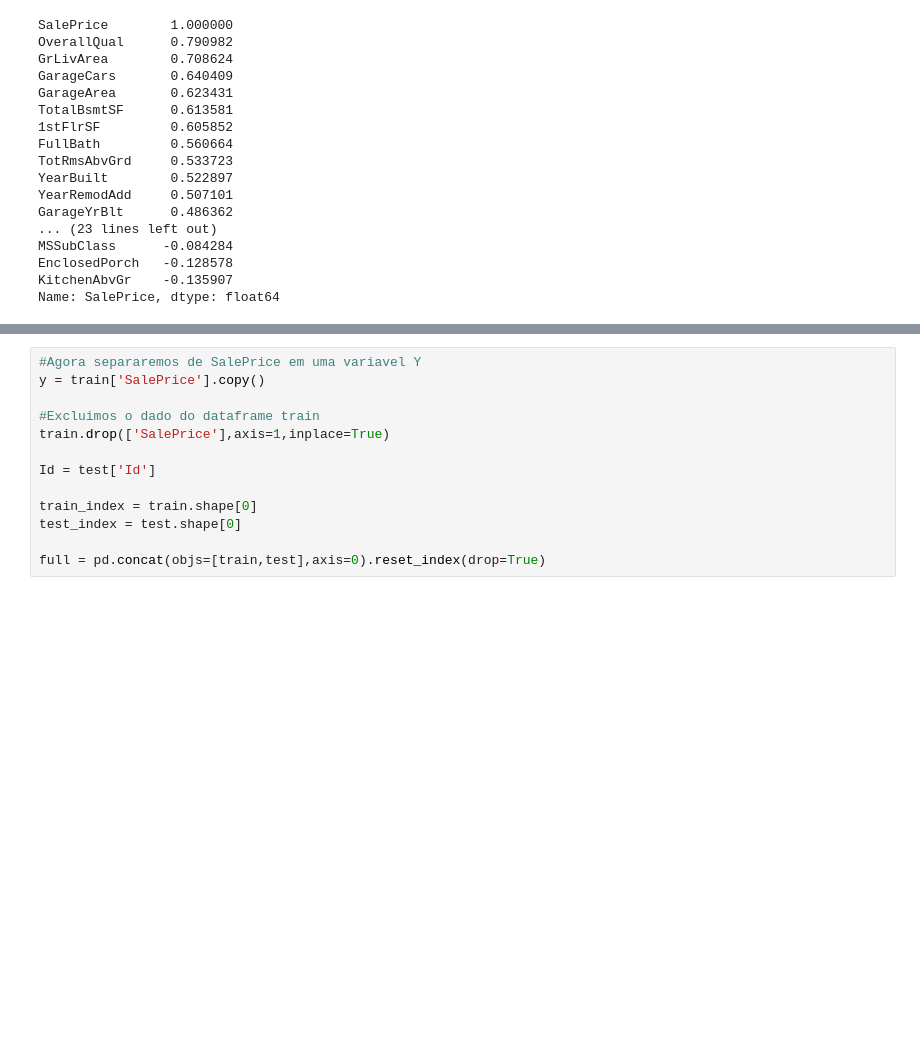
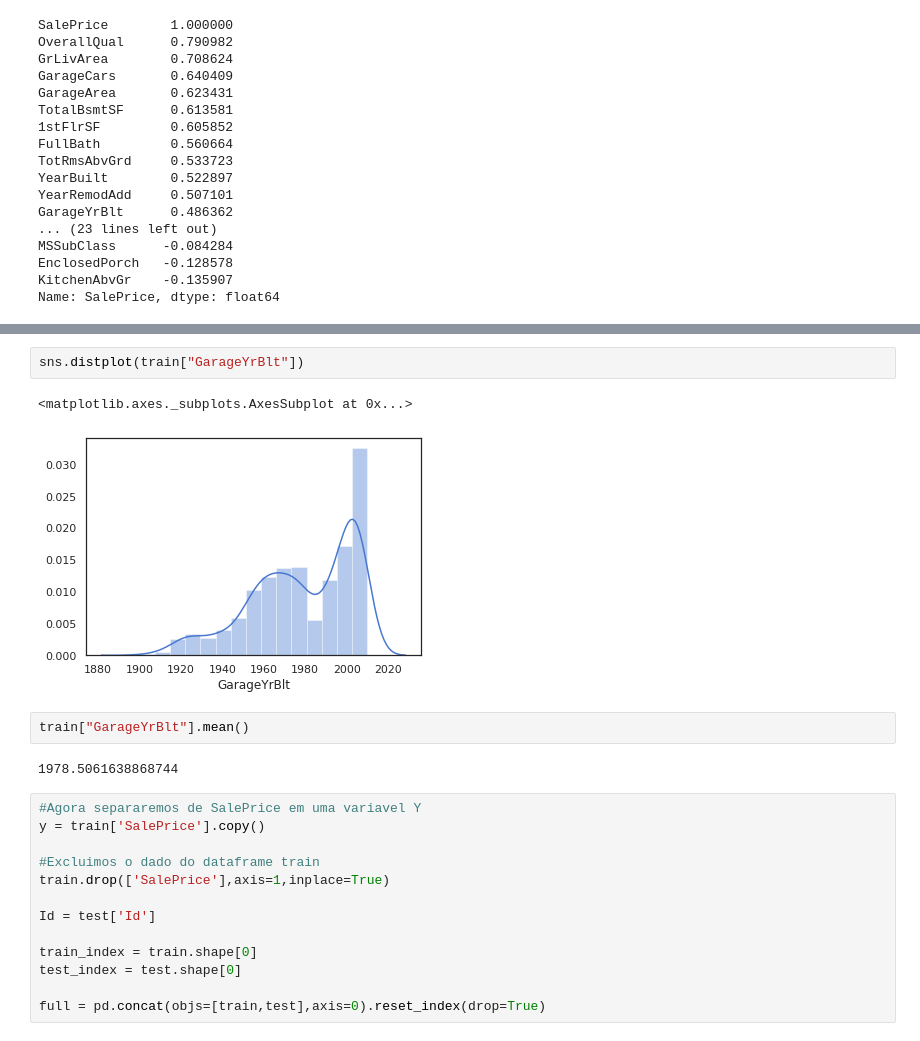
Before and after one commit to nilberthsouza/HousePricingPredict, a Jupyter notebook: Predict House Price and EDA.ipynb, the cells around one changed output, grey strips where cells are left out. Cells and saved outputs as stored; diff of their text form; blank space fills up the shorter version.

```diff
--- a/Predict House Price and EDA.ipynb
+++ b/Predict House Price and EDA.ipynb
@@ -182,3 +195,12 @@ Name: SalePrice, dtype: float64
+# %%
+sns.distplot(train["GarageYrBlt"])
+# %% [output]
+<matplotlib.axes._subplots.AxesSubplot at 0x...>
+[figure, added]
+# %%
+train["GarageYrBlt"].mean()
+# %% [output]
+1978.5061638868744
 # %%
 #Agora separaremos de SalePrice em uma variavel Y
 y = train['SalePrice'].copy()
```
Also changed, not shown: parts of 17 cells of this notebook.
